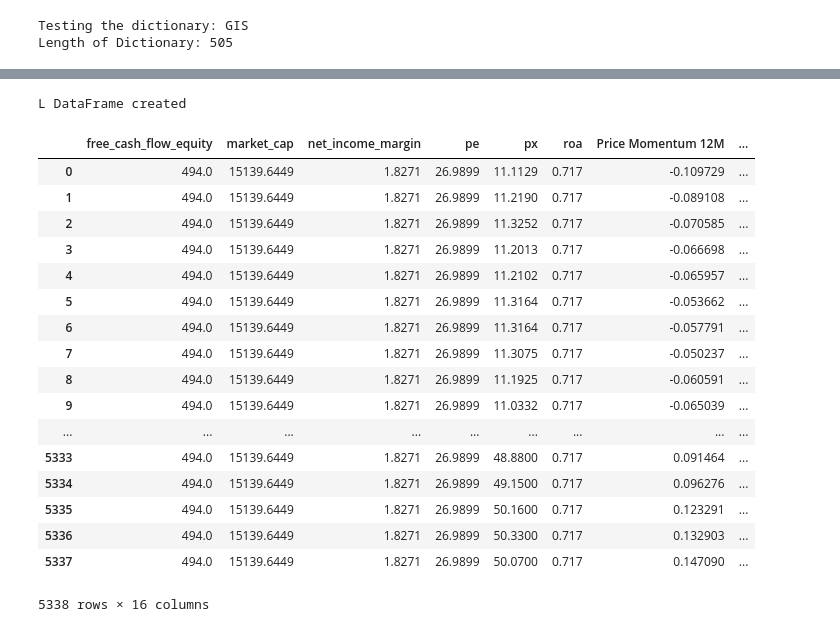
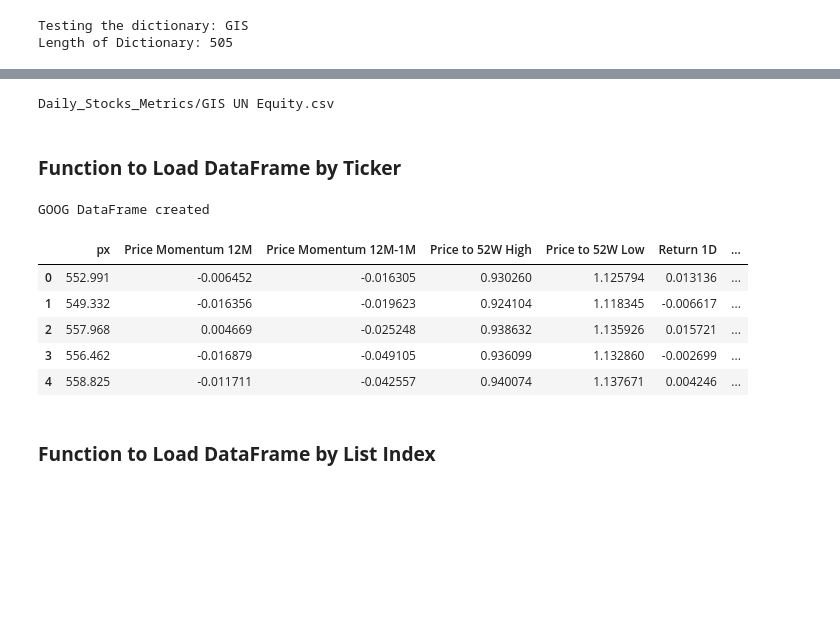
Before and after one commit to ekuo651/Machine-Learning-for-Stock-Selection, a Jupyter notebook: Emmy-hyperparameter-tuning.ipynb, the cells around one changed output, grey strips where cells are left out. Cells and saved outputs as stored; diff of their text form; code cells hidden in the pictures; blank space fills up the shorter version.

```diff
--- a/Emmy-hyperparameter-tuning.ipynb
+++ b/Emmy-hyperparameter-tuning.ipynb
@@ -103,34 +54,35 @@ ticker_dict
+# %%
+print(ticker_dict['GIS'])
+# %% [output]
+Daily_Stocks_Metrics/GIS UN Equity.csv
+# %%
+cols = ['px', 'Price Momentum 12M', 'Price Momentum 12M-1M',
+       'Price to 52W High', 'Price to 52W Low', 'Return 1D', 'Return 1M',
+       'Return 1Q', 'Max Daily Return over 1M', 'Realized Volatility 1M',
+       'Realized Volatility 3M']
+# %% [markdown]
+### **Function to Load DataFrame by Ticker**
 # %%
 def load_df_by_ticker(ticker):
     stock_df = pd.read_csv(ticker_dict[ticker])
-    stock_df = stock_df.iloc[:,1:]
+    stock_df = stock_df[cols]
     if 'px' in stock_df.columns:
         print(f'{str(ticker)} DataFrame created')
         return stock_df
     else:
         print('error')
-# %%
-load_df_by_ticker('L')
-# %% [output]
-L DataFrame created
-|  | free_cash_flow_equity | market_cap | net_income_margin | pe | px | roa | Price Momentum 12M | ... |
-| 0 | 494.0 | 15139.6449 | 1.8271 | 26.9899 | 11.1129 | 0.717 | -0.109729 | ... |
-| 1 | 494.0 | 15139.6449 | 1.8271 | 26.9899 | 11.2190 | 0.717 | -0.089108 | ... |
-| 2 | 494.0 | 15139.6449 | 1.8271 | 26.9899 | 11.3252 | 0.717 | -0.070585 | ... |
-| 3 | 494.0 | 15139.6449 | 1.8271 | 26.9899 | 11.2013 | 0.717 | -0.066698 | ... |
-| 4 | 494.0 | 15139.6449 | 1.8271 | 26.9899 | 11.2102 | 0.717 | -0.065957 | ... |
-| 5 | 494.0 | 15139.6449 | 1.8271 | 26.9899 | 11.3164 | 0.717 | -0.053662 | ... |
-| 6 | 494.0 | 15139.6449 | 1.8271 | 26.9899 | 11.3164 | 0.717 | -0.057791 | ... |
-| 7 | 494.0 | 15139.6449 | 1.8271 | 26.9899 | 11.3075 | 0.717 | -0.050237 | ... |
-| 8 | 494.0 | 15139.6449 | 1.8271 | 26.9899 | 11.1925 | 0.717 | -0.060591 | ... |
-| 9 | 494.0 | 15139.6449 | 1.8271 | 26.9899 | 11.0332 | 0.717 | -0.065039 | ... |
-| ... | ... | ... | ... | ... | ... | ... | ... | ... |
-| 5333 | 494.0 | 15139.6449 | 1.8271 | 26.9899 | 48.8800 | 0.717 | 0.091464 | ... |
-| 5334 | 494.0 | 15139.6449 | 1.8271 | 26.9899 | 49.1500 | 0.717 | 0.096276 | ... |
-| 5335 | 494.0 | 15139.6449 | 1.8271 | 26.9899 | 50.1600 | 0.717 | 0.123291 | ... |
-| 5336 | 494.0 | 15139.6449 | 1.8271 | 26.9899 | 50.3300 | 0.717 | 0.132903 | ... |
-| 5337 | 494.0 | 15139.6449 | 1.8271 | 26.9899 | 50.0700 | 0.717 | 0.147090 | ... |
-5338 rows × 16 columns
+# %%
+load_df_by_ticker('GOOG').head()
+# %% [output]
+GOOG DataFrame created
+|  | px | Price Momentum 12M | Price Momentum 12M-1M | Price to 52W High | Price to 52W Low | Return 1D | ... |
+| 0 | 552.991 | -0.006452 | -0.016305 | 0.930260 | 1.125794 | 0.013136 | ... |
+| 1 | 549.332 | -0.016356 | -0.019623 | 0.924104 | 1.118345 | -0.006617 | ... |
+| 2 | 557.968 | 0.004669 | -0.025248 | 0.938632 | 1.135926 | 0.015721 | ... |
+| 3 | 556.462 | -0.016879 | -0.049105 | 0.936099 | 1.132860 | -0.002699 | ... |
+| 4 | 558.825 | -0.011711 | -0.042557 | 0.940074 | 1.137671 | 0.004246 | ... |
+# %% [markdown]
+### **Function to Load DataFrame by List Index**
 # %%
 def load_df_by_number(i):
     stock_df = pd.read_csv(csv_list[i])
```
Also changed, not shown: parts of 39 cells of this notebook.
